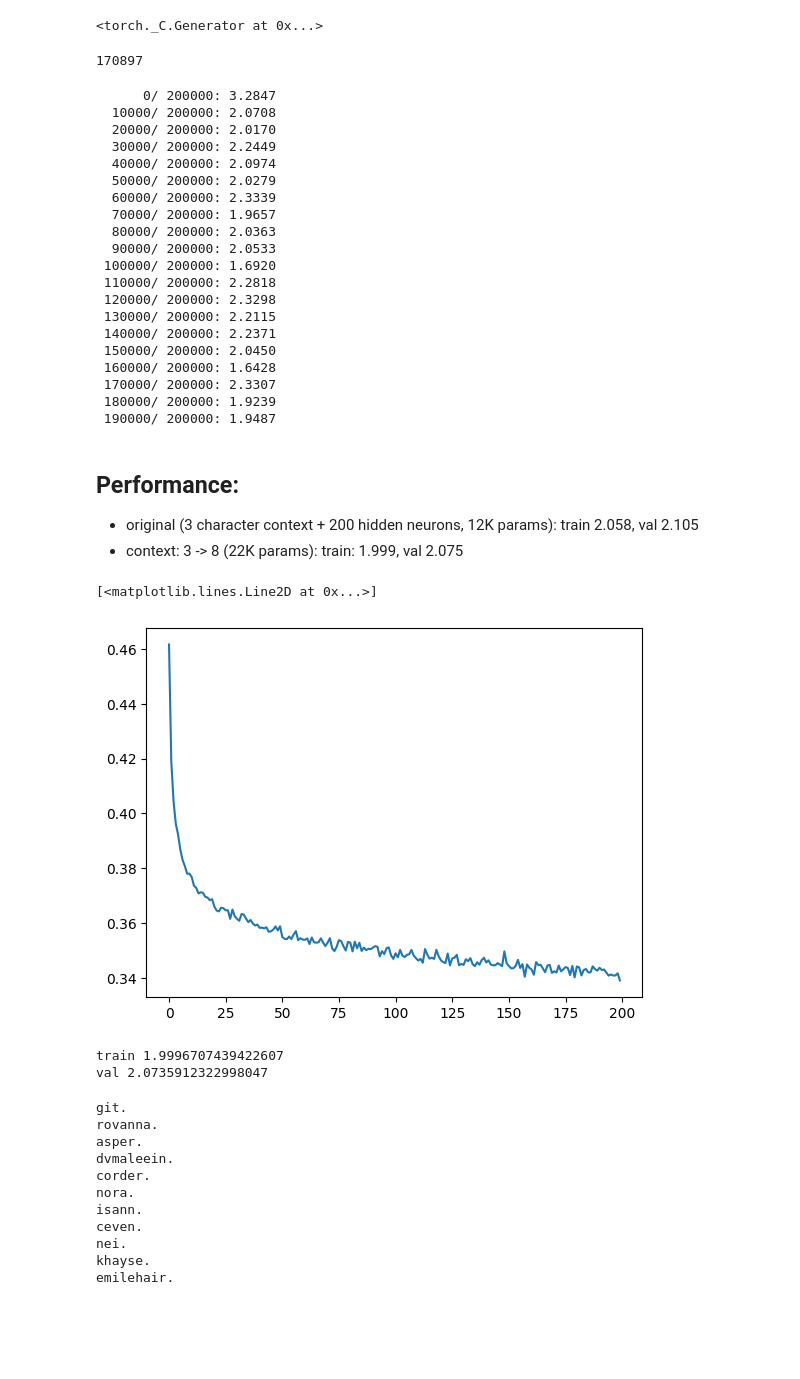
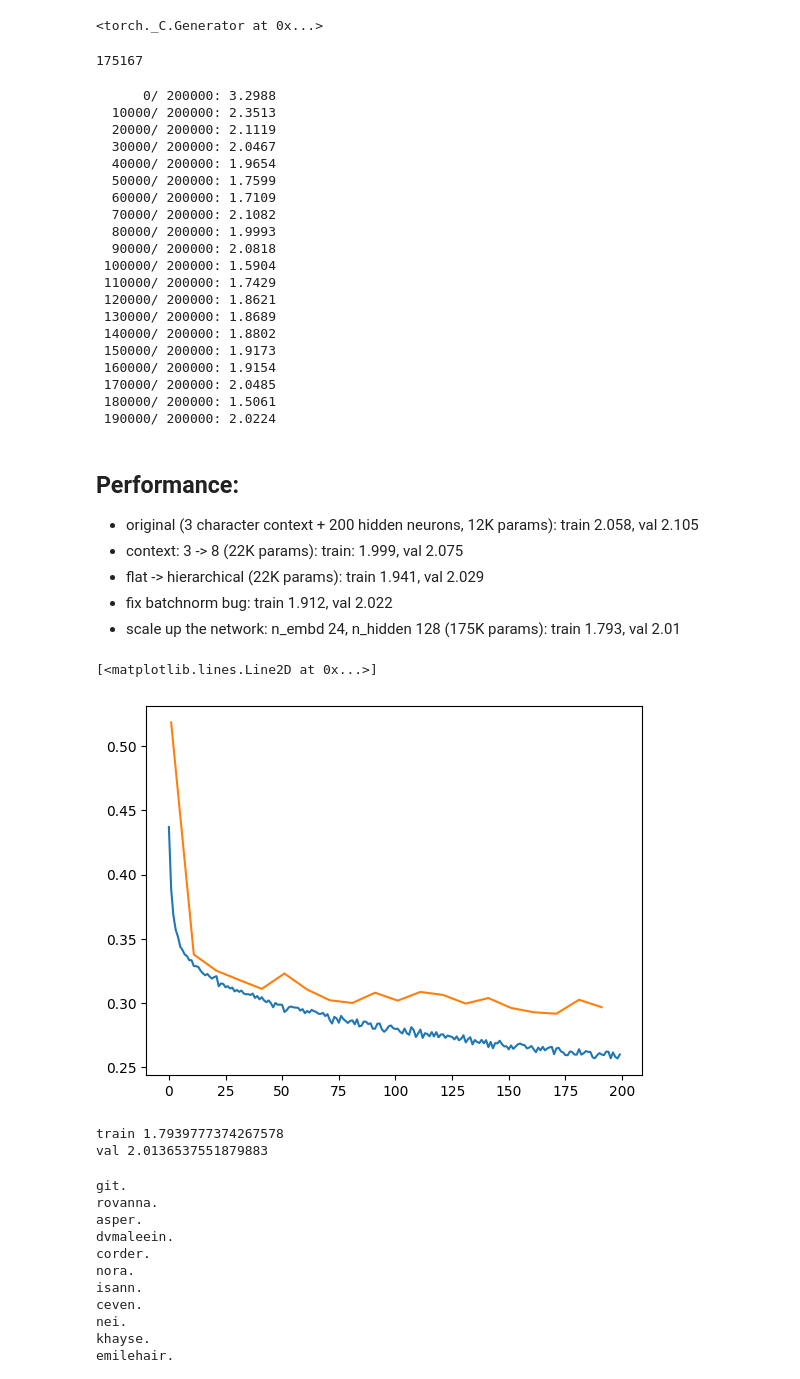
Before and after one commit to Apros7/AI-Projects, a Jupyter notebook: Impersonator/WaveNet_like.ipynb, the cells around one changed output. Drawn from its saved outputs; the diff is of its cells as text; code cells hidden in the pictures; blank space fills up the shorter version.

```diff
--- a/Impersonator/WaveNet_like.ipynb
+++ b/Impersonator/WaveNet_like.ipynb
@@ -182,7 +182,7 @@ torch.manual_seed(42)
 # %% [output]
 <torch._C.Generator at 0x...>
 # %%
-n_embd = 10
+n_embd = 20
 n_hidden = 200
 #g = torch.Generator().manual_seed(2147483647)
 
@@ -202,13 +202,17 @@ for p in parameters:
     p.requires_grad = True
 print(sum(p.nelement() for p in parameters))
 # %% [output]
-170897
+175167
 # %%
 max_steps = 200000
 batch_size = 32
 losses = []
+losses_dev = []
 
 for i in range(max_steps):
+    for layer in model.layers:
+            layer.training = True
+
     # minibatch
     ix = torch.randint(0, Xtr.shape[0], (batch_size,))
     Xb, Yb = Xtr[ix], Ytr[ix] # current batch
@@ -222,6 +226,8 @@ for i in range(max_steps):
         p.grad = None
     loss.backward()
 
+    losses.append(loss.log10().item())
+
     # update
     lr = 0.01
     for p in parameters:
@@ -230,37 +236,56 @@ for i in range(max_steps):
     # track stats
     if i % 10000 == 0:
         print(f"{i:7d}/{max_steps:7d}: {loss.item():.4f}")
-    losses.append(loss.log10().item())
+
+        for layer in model.layers:
+            layer.training = False
+
+        current_loss_dev = []
+
+        for _ in range(100):
+            ix = torch.randint(0, Xdev.shape[0], (batch_size,))
+            Xb, Yb = Xdev[ix], Ydev[ix]
+
+            logits = model(Xb)
+            loss_dev = F.cross_entropy(logits, Yb)
+
+            current_loss_dev.append(loss_dev.log10().item())
+
+        losses_dev.append(torch.mean(torch.tensor(current_loss_dev)))
 # %% [output]
-      0/ 200000: 3.2847
-  10000/ 200000: 2.0708
-  20000/ 200000: 2.0170
-  30000/ 200000: 2.2449
-  40000/ 200000: 2.0974
-  50000/ 200000: 2.0279
-  60000/ 200000: 2.3339
-  70000/ 200000: 1.9657
-  80000/ 200000: 2.0363
-  90000/ 200000: 2.0533
- 100000/ 200000: 1.6920
- 110000/ 200000: 2.2818
- 120000/ 200000: 2.3298
- 130000/ 200000: 2.2115
- 140000/ 200000: 2.2371
- 150000/ 200000: 2.0450
- 160000/ 200000: 1.6428
- 170000/ 200000: 2.3307
- 180000/ 200000: 1.9239
- 190000/ 200000: 1.9487
+      0/ 200000: 3.2988
+  10000/ 200000: 2.3513
+  20000/ 200000: 2.1119
+  30000/ 200000: 2.0467
+  40000/ 200000: 1.9654
+  50000/ 200000: 1.7599
+  60000/ 200000: 1.7109
+  70000/ 200000: 2.1082
+  80000/ 200000: 1.9993
+  90000/ 200000: 2.0818
+ 100000/ 200000: 1.5904
+ 110000/ 200000: 1.7429
+ 120000/ 200000: 1.8621
+ 130000/ 200000: 1.8689
+ 140000/ 200000: 1.8802
+ 150000/ 200000: 1.9173
+ 160000/ 200000: 1.9154
+ 170000/ 200000: 2.0485
+ 180000/ 200000: 1.5061
+ 190000/ 200000: 2.0224
 # %% [markdown]
 ## Performance:
 - original (3 character context + 200 hidden neurons, 12K params): train 2.058, val 2.105
 - context: 3 -> 8 (22K params): train: 1.999, val 2.075
+- flat -> hierarchical (22K params): train 1.941, val 2.029
+- fix batchnorm bug: train 1.912, val 2.022
+- scale up the network: n_embd 24, n_hidden 128 (175K params): train 1.793, val 2.01
 # %%
 plt.plot(torch.tensor(losses).view(-1, 1000).mean(1))
+plt.plot(torch.arange(1,200, 10),losses_dev)
 # %% [output]
 [<matplotlib.lines.Line2D at 0x...>]
-[figure, old version]
+[figure, new version]
 # %%
 for layer in model.layers:
     layer.training = False
@@ -279,8 +304,8 @@ def split_loss(split):
 split_loss('train')
 split_loss('val')
 # %% [output]
-train 1.9996707439422607
-val 2.0735912322998047
+train 1.7939777374267578
+val 2.0136537551879883
 # %%
 for _ in range(20):
     out = []
```
Also changed, not shown: 1 other file.
